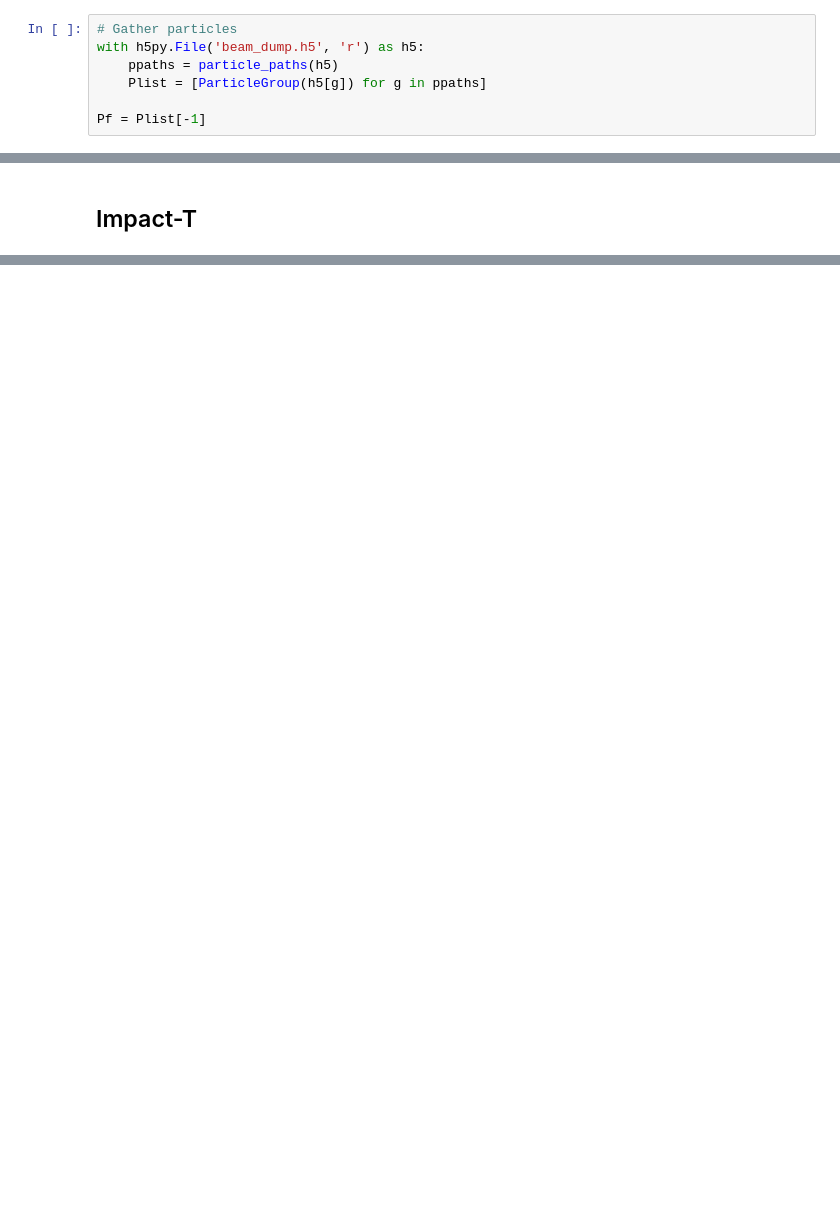
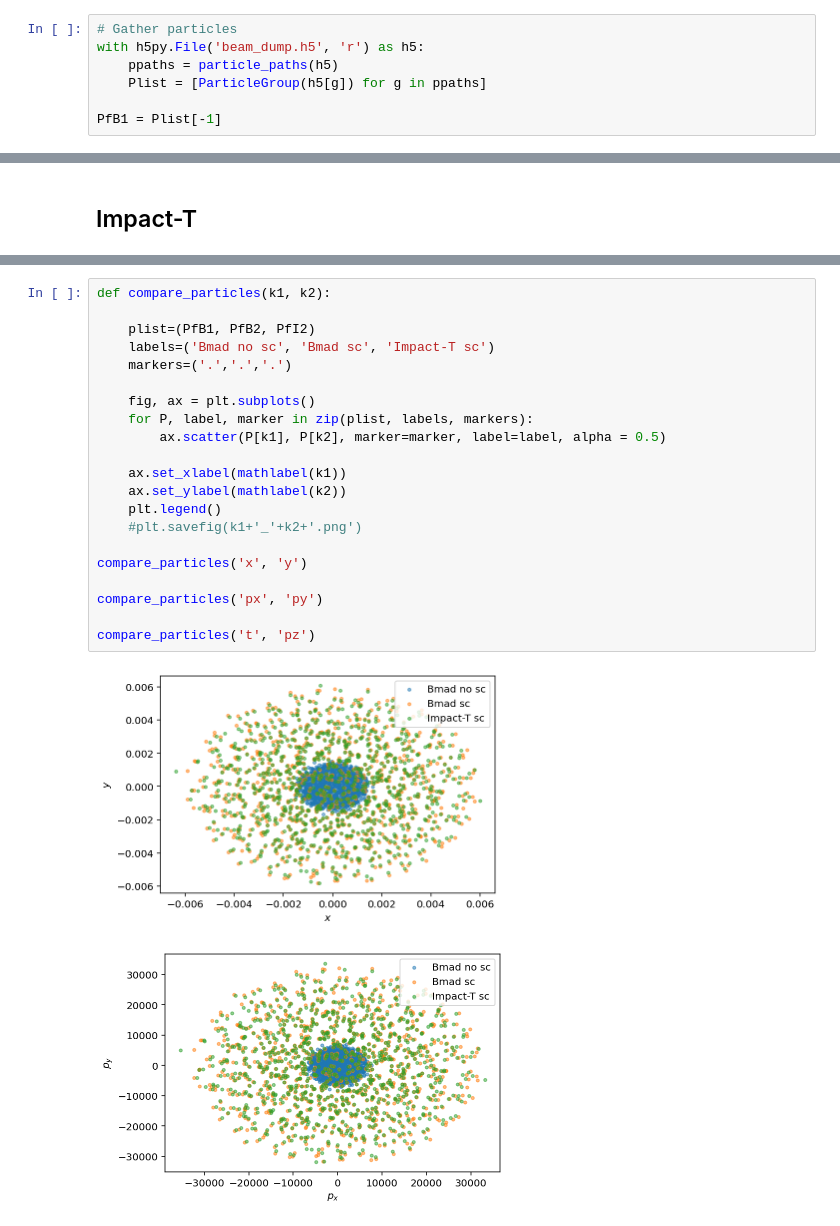
Before and after one commit to bmad-sim/bmad-benchmarking, a Jupyter notebook: apex_gun/apex_gun_comparison.ipynb, the cells around one changed output, grey strips where cells are left out. Cells and saved outputs as stored; diff of their text form; blank space fills up the shorter version.

```diff
--- a/apex_gun/apex_gun_comparison.ipynb
+++ b/apex_gun/apex_gun_comparison.ipynb
@@ -96,4 +104,4 @@ with h5py.File('beam_dump.h5', 'r') as h5:
     ppaths = particle_paths(h5)
     Plist = [ParticleGroup(h5[g]) for g in ppaths]
 
-Pf = Plist[-1]
+PfB1 = Plist[-1]
@@ -180,0 +258,24 @@ compare_particles('t', 'pz')
+# %%
+def compare_particles(k1, k2):
+
+    plist=(PfB1, PfB2, PfI2)
+    labels=('Bmad no sc', 'Bmad sc', 'Impact-T sc')
+    markers=('.','.','.')
+
+    fig, ax = plt.subplots()
+    for P, label, marker in zip(plist, labels, markers):
+        ax.scatter(P[k1], P[k2], marker=marker, label=label, alpha = 0.5)
+
+    ax.set_xlabel(mathlabel(k1))
+    ax.set_ylabel(mathlabel(k2))
+    plt.legend()
+    #plt.savefig(k1+'_'+k2+'.png')
+
+compare_particles('x', 'y')
+
+compare_particles('px', 'py')
+
+compare_particles('t', 'pz')
+# %% [output]
+[figure, added]
+[figure, added]
```
Also changed, not shown: parts of 47 cells of this notebook, 13 other files.
